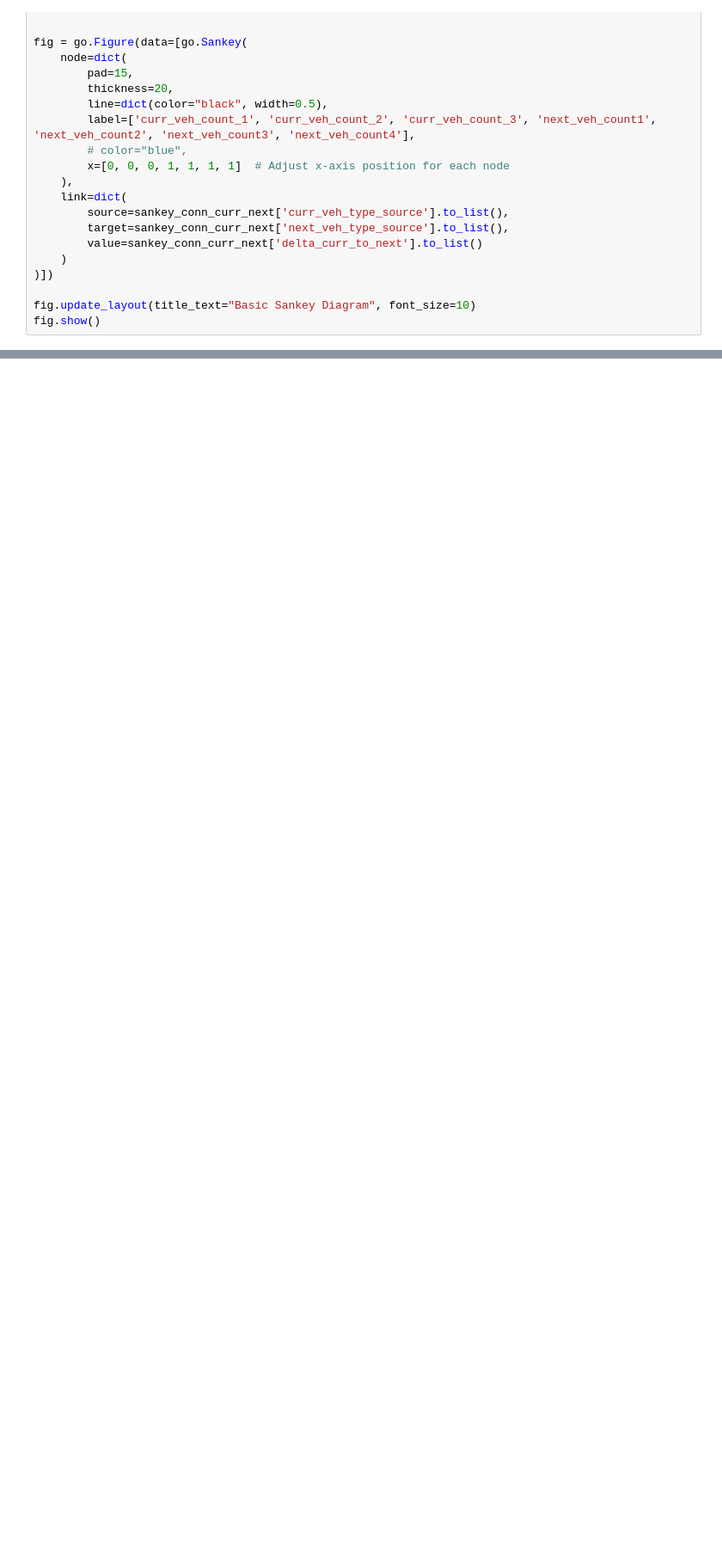
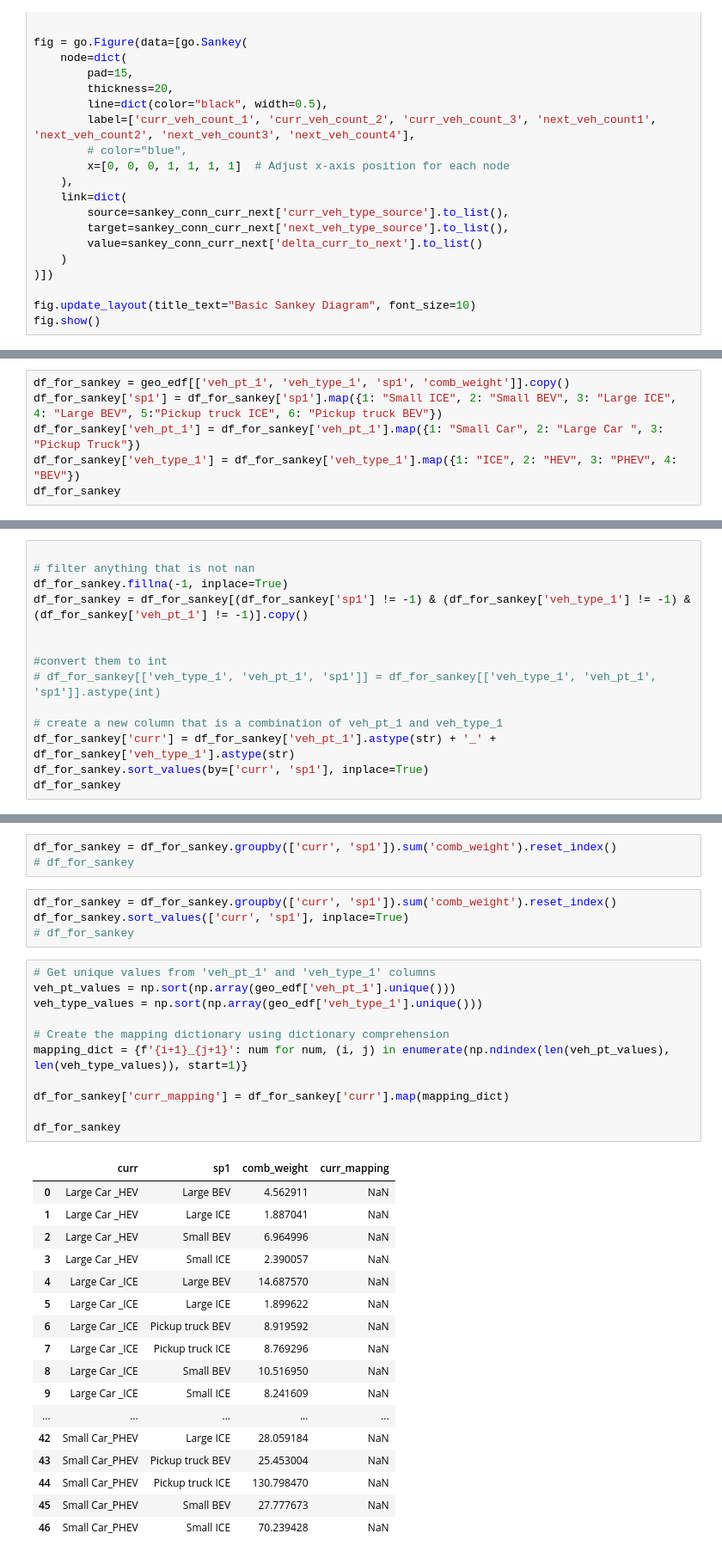
Before and after one commit to itssagunkarki/EV, a Jupyter notebook: graphs/6. sankey_curr_sp.ipynb, the cells around one changed output, grey strips where cells are left out. Shown at 86% size. Cells and saved outputs as stored; diff of their text form; blank space fills up the shorter version.

Commit message:
updated sankey

```diff
--- a/graphs/6. sankey_curr_sp.ipynb
+++ b/graphs/6. sankey_curr_sp.ipynb
@@ -52,0 +41,6 @@ dl.get_geo_edf()
+# %%
+df_for_sankey = geo_edf[['veh_pt_1', 'veh_type_1', 'sp1', 'comb_weight']].copy()
+df_for_sankey['sp1'] = df_for_sankey['sp1'].map({1: "Small ICE", 2: "Small BEV", 3: "Large ICE", 4: "Large BEV", 5:"Pickup truck ICE", 6: "Pickup truck BEV"})
+df_for_sankey['veh_pt_1'] = df_for_sankey['veh_pt_1'].map({1: "Small Car", 2: "Large Car ", 3: "Pickup Truck"})
+df_for_sankey['veh_type_1'] = df_for_sankey['veh_type_1'].map({1: "ICE", 2: "HEV", 3: "PHEV", 4: "BEV"})
+df_for_sankey
@@ -52,0 +61,14 @@ dl.get_geo_edf()
+# %%
+
+# filter anything that is not nan
+df_for_sankey.fillna(-1, inplace=True)
+df_for_sankey = df_for_sankey[(df_for_sankey['sp1'] != -1) & (df_for_sankey['veh_type_1'] != -1) & (df_for_sankey['veh_pt_1'] != -1)].copy()
+
+
+#convert them to int
+# df_for_sankey[['veh_type_1', 'veh_pt_1', 'sp1']] = df_for_sankey[['veh_type_1', 'veh_pt_1', 'sp1']].astype(int)
+
+# create a new column that is a combination of veh_pt_1 and veh_type_1
+df_for_sankey['curr'] = df_for_sankey['veh_pt_1'].astype(str) + '_' + df_for_sankey['veh_type_1'].astype(str)
+df_for_sankey.sort_values(by=['curr', 'sp1'], inplace=True)
+df_for_sankey
@@ -52,0 +89,36 @@ dl.get_geo_edf()
+# %%
+df_for_sankey = df_for_sankey.groupby(['curr', 'sp1']).sum('comb_weight').reset_index()
+# df_for_sankey
+# %%
+df_for_sankey = df_for_sankey.groupby(['curr', 'sp1']).sum('comb_weight').reset_index()
+df_for_sankey.sort_values(['curr', 'sp1'], inplace=True)
+# df_for_sankey
+# %%
+# Get unique values from 'veh_pt_1' and 'veh_type_1' columns
+veh_pt_values = np.sort(np.array(geo_edf['veh_pt_1'].unique()))
+veh_type_values = np.sort(np.array(geo_edf['veh_type_1'].unique()))
+
+# Create the mapping dictionary using dictionary comprehension
+mapping_dict = {f'{i+1}_{j+1}': num for num, (i, j) in enumerate(np.ndindex(len(veh_pt_values), len(veh_type_values)), start=1)}
+
+df_for_sankey['curr_mapping'] = df_for_sankey['curr'].map(mapping_dict)
+
+df_for_sankey
+# %% [output]
+|  | curr | sp1 | comb_weight | curr_mapping |
+| 0 | Large Car _HEV | Large BEV | 4.562911 | NaN |
+| 1 | Large Car _HEV | Large ICE | 1.887041 | NaN |
+| 2 | Large Car _HEV | Small BEV | 6.964996 | NaN |
+| 3 | Large Car _HEV | Small ICE | 2.390057 | NaN |
+| 4 | Large Car _ICE | Large BEV | 14.687570 | NaN |
+| 5 | Large Car _ICE | Large ICE | 1.899622 | NaN |
+| 6 | Large Car _ICE | Pickup truck BEV | 8.919592 | NaN |
+| 7 | Large Car _ICE | Pickup truck ICE | 8.769296 | NaN |
+| 8 | Large Car _ICE | Small BEV | 10.516950 | NaN |
+| 9 | Large Car _ICE | Small ICE | 8.241609 | NaN |
+| ... | ... | ... | ... | ... |
+| 42 | Small Car_PHEV | Large ICE | 28.059184 | NaN |
+| 43 | Small Car_PHEV | Pickup truck BEV | 25.453004 | NaN |
+| 44 | Small Car_PHEV | Pickup truck ICE | 130.798470 | NaN |
+| 45 | Small Car_PHEV | Small BEV | 27.777673 | NaN |
+| 46 | Small Car_PHEV | Small ICE | 70.239428 | NaN |
```
Also changed, not shown: parts of 7 cells of this notebook, 2 other files.
